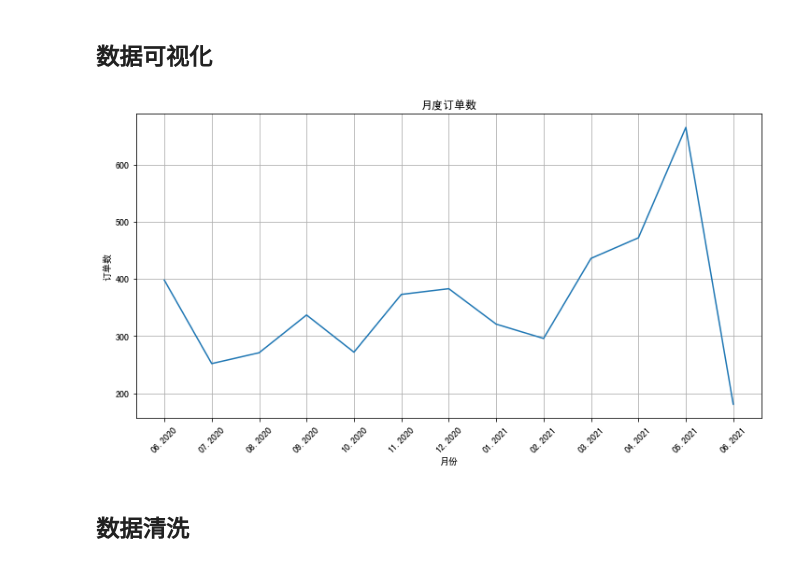
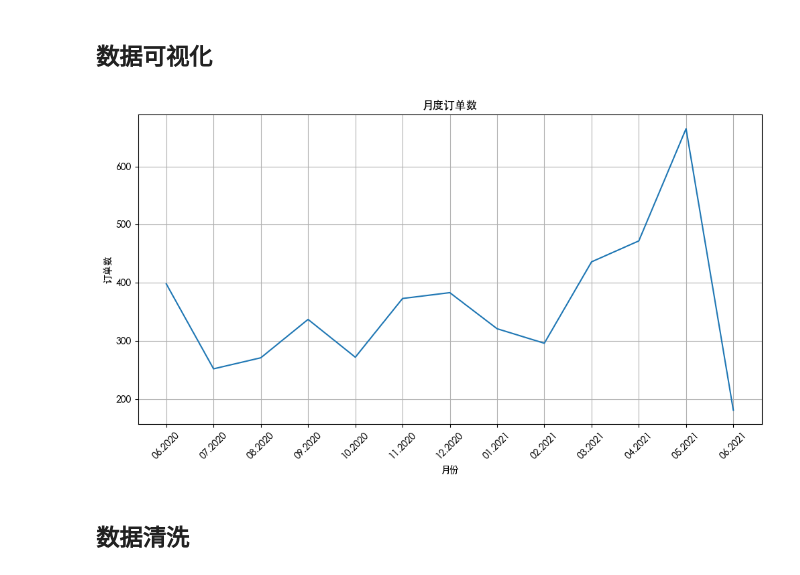
Before and after one commit to ForceInjection/hands-on-ML, a Jupyter notebook: nju_software/ch-07/聚类-根据RFM值为用户分组画像.ipynb, the cells around one changed output. Drawn from its saved outputs; the diff is of its cells as text; code cells hidden in the pictures.

```diff
--- a/nju_software/ch-07/聚类-根据RFM值为用户分组画像.ipynb
+++ b/nju_software/ch-07/聚类-根据RFM值为用户分组画像.ipynb
@@ -23,22 +23,29 @@ df_sales.head() #显示头几行数据
 ## 数据可视化
 # %%
 import matplotlib.pyplot as plt #导入Matplotlib的pyplot模块
+
+from matplotlib import rcParams
+
+# 配置 matplotlib 使用字体
+rcParams['font.sans-serif'] = ['Heiti TC']
+rcParams['axes.unicode_minus'] = False  # 解决负号显示问题
+
 #构建月度的订单数的DataFrame
 df_sales['消费日期'] = pd.to_datetime(df_sales['消费日期']) #转化日期格式
-df_orders_monthly = df_sales.set_index('消费日期')['订单号'].resample('M').nunique()
+df_orders_monthly = df_sales.set_index('消费日期')['订单号'].resample('ME').nunique()
 #设定绘图的画布
 ax = pd.DataFrame(df_orders_monthly.values).plot(grid=True,figsize=(12,6),legend=False)
 ax.set_xlabel('月份') # X轴label
 ax.set_ylabel('订单数') # Y轴Label
 ax.set_title('月度订单数') # 图题
 #设定X轴月份显示格式
 plt.xticks(
     range(len(df_orders_monthly.index)),
     [x.strftime('%m.%Y') for x in df_orders_monthly.index],
     rotation=45)
 plt.show() # 绘图
 # %% [output]
-[figure, old version]
+[figure, new version]
 # %% [markdown]
 ## 数据清洗
 # %%
```
Also changed, not shown: parts of 12 cells of this notebook.
